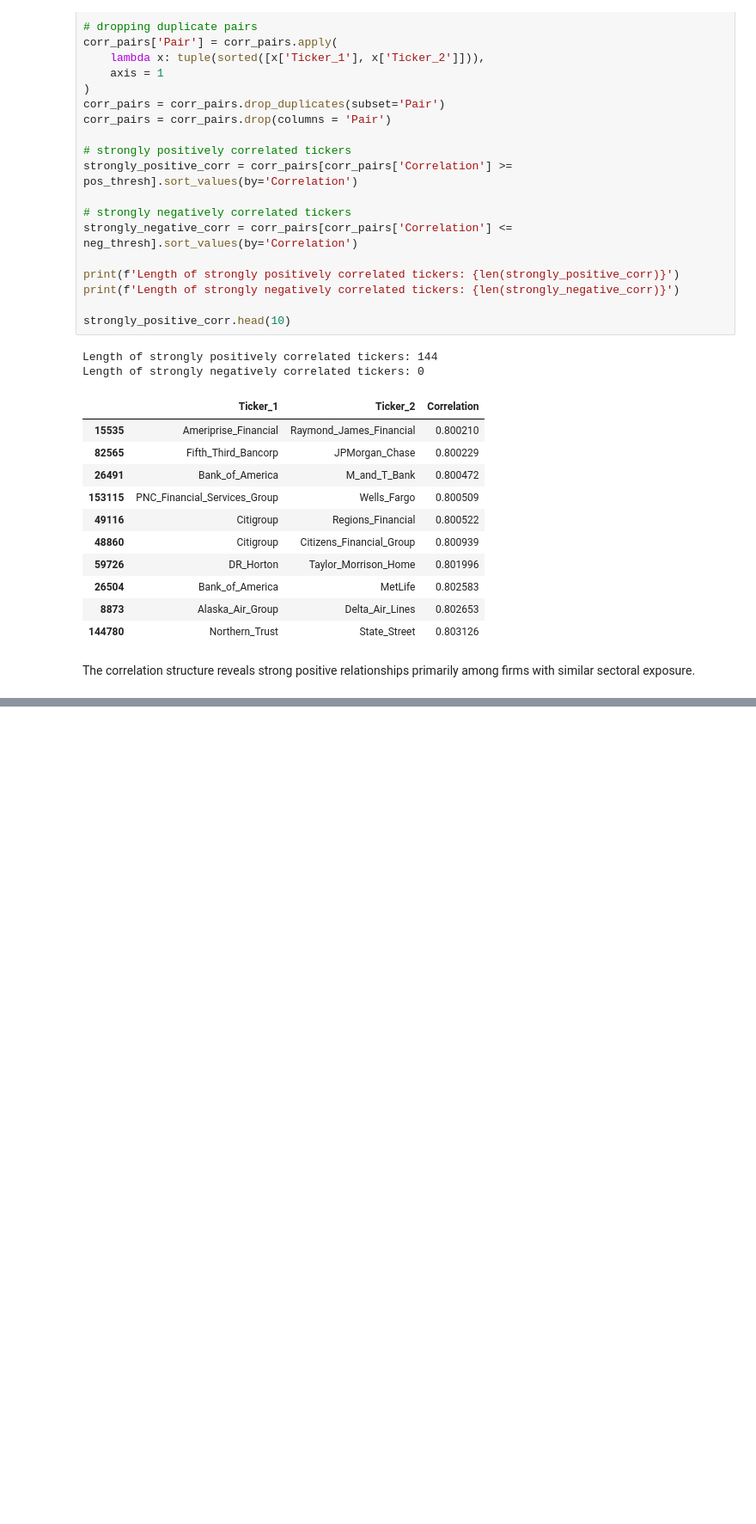
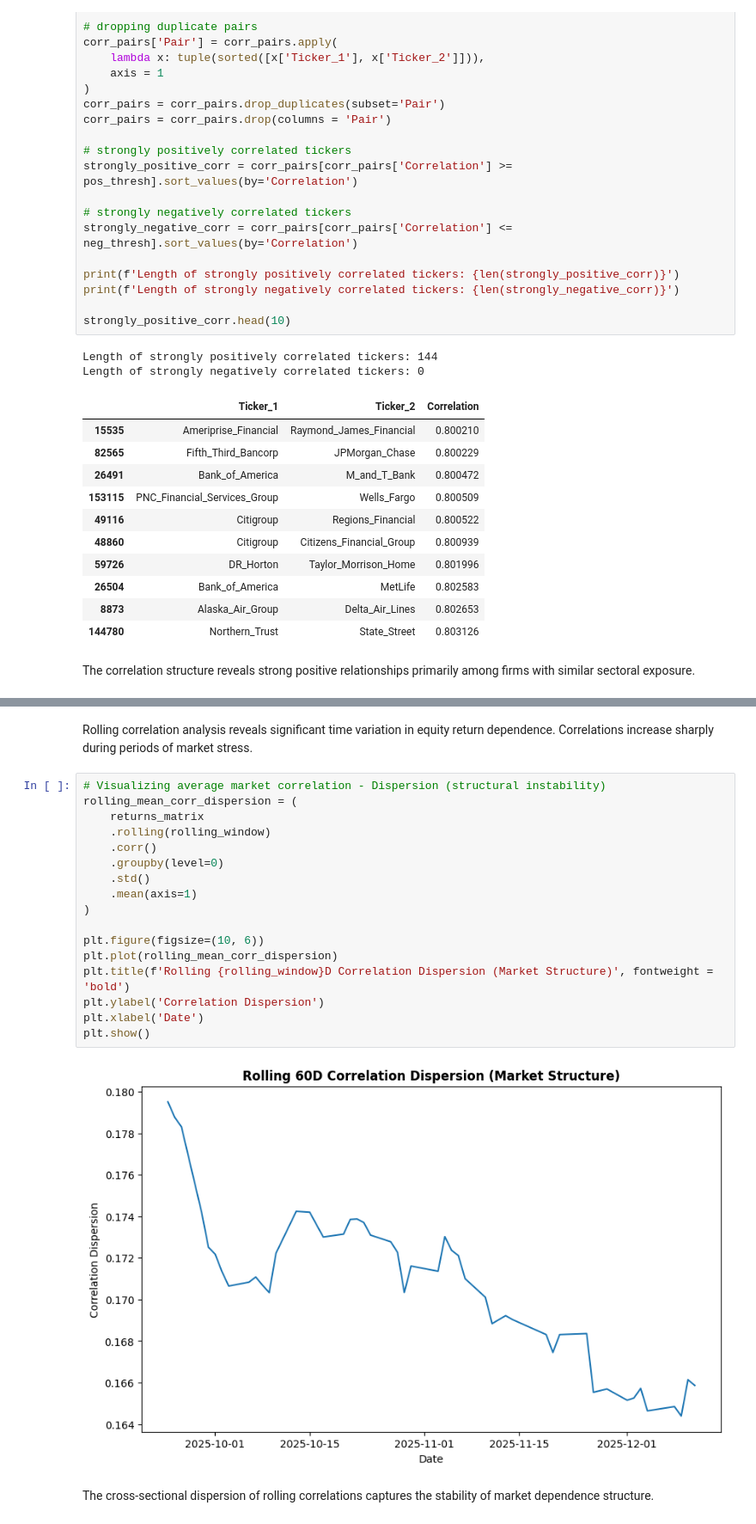
Before and after one commit to gorkemyencak/stock-volatility-time-series-analysis, a Jupyter notebook: main.ipynb, the cells around one changed output, grey strips where cells are left out. Shown at 86% size. Cells and saved outputs as stored; diff of their text form; blank space fills up the shorter version.

```diff
--- a/main.ipynb
+++ b/main.ipynb
@@ -492,0 +594,23 @@ The correlation structure reveals strong positive relationships primarily among
+# %% [markdown]
+Rolling correlation analysis reveals significant time variation in equity return dependence. Correlations increase sharply during periods of market stress.
+# %%
+# Visualizing average market correlation - Dispersion (structural instability)
+rolling_mean_corr_dispersion = (
+    returns_matrix
+    .rolling(rolling_window)
+    .corr()
+    .groupby(level=0)
+    .std()
+    .mean(axis=1)
+)
+
+plt.figure(figsize=(10, 6))
+plt.plot(rolling_mean_corr_dispersion)
+plt.title(f'Rolling {rolling_window}D Correlation Dispersion (Market Structure)', fontweight = 'bold')
+plt.ylabel('Correlation Dispersion')
+plt.xlabel('Date')
+plt.show()
+# %% [output]
+[figure, added]
+# %% [markdown]
+The cross-sectional dispersion of rolling correlations captures the stability of market dependence structure.
```
Also changed, not shown: parts of 5 cells of this notebook.
